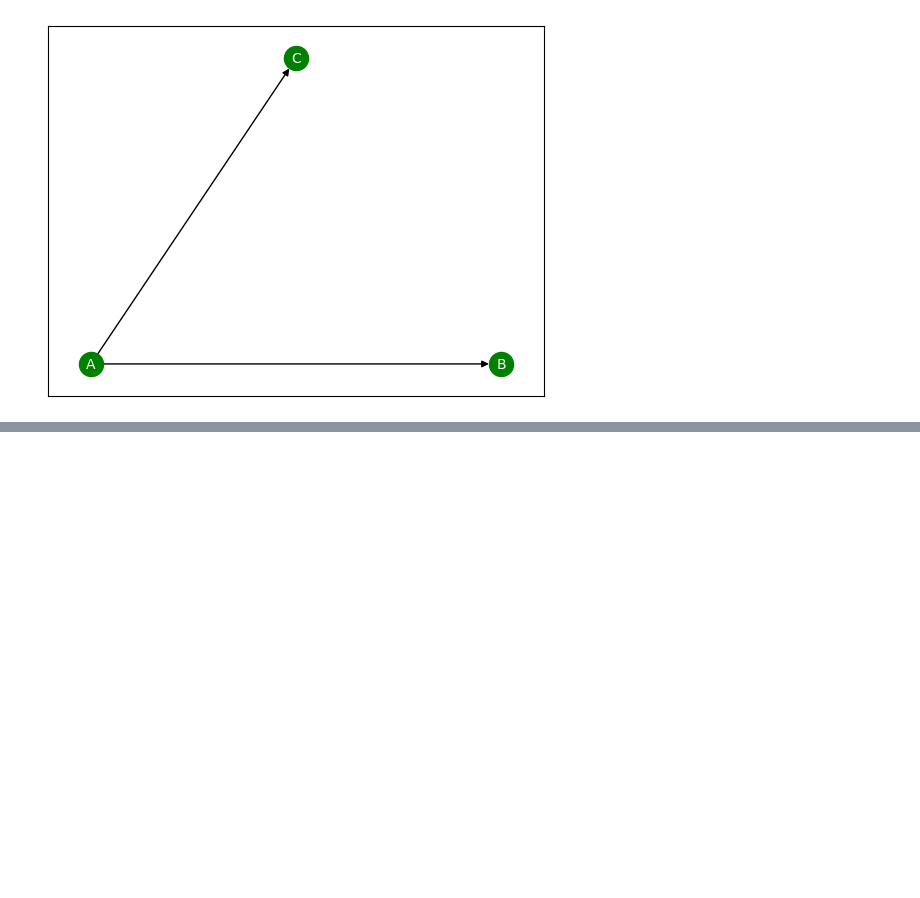
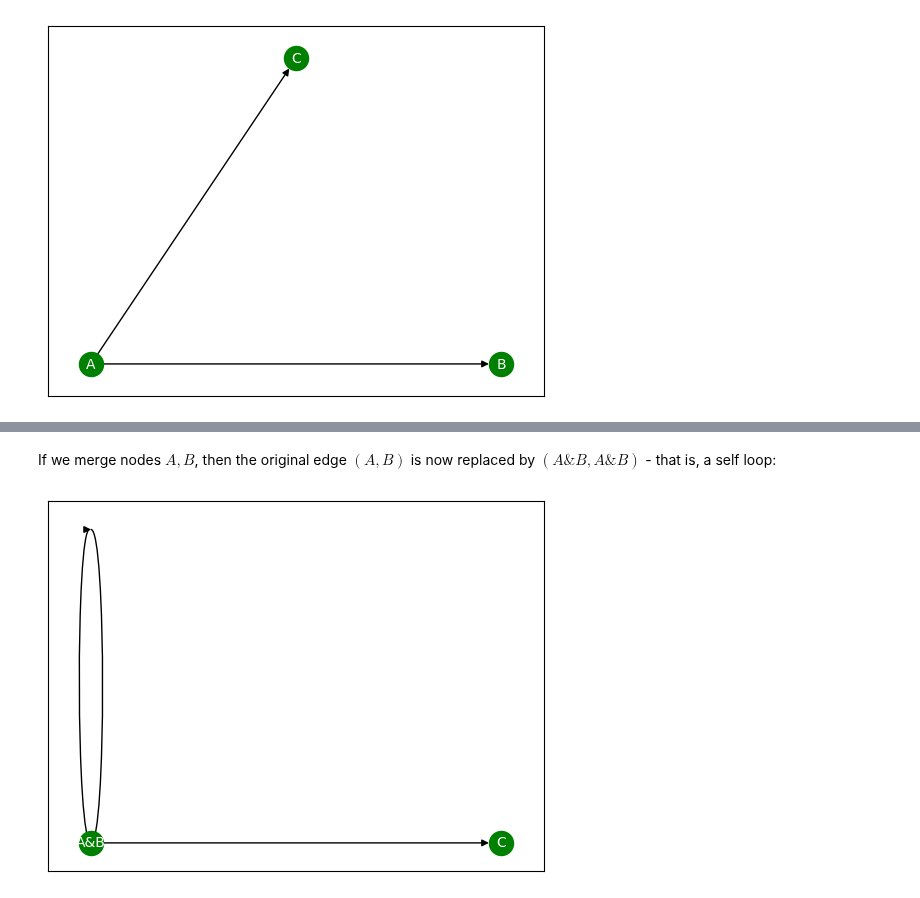
Before and after one commit to DeanLight/graph_rewrite, a Jupyter notebook: nbs/05_rules.ipynb, the cells around one changed output, grey strips where cells are left out. Saved outputs shown, nothing was run; the diff lists cells and outputs as text; code cells hidden in the pictures; blank space fills up the shorter version.

```diff
--- a/nbs/05_rules.ipynb
+++ b/nbs/05_rules.ipynb
@@ -490,0 +642,9 @@ _assert_rule(lhs, rhs=rhs, nodes_merge={'A&B': {'A','B'}},
+# %% [markdown]
+If we merge nodes $A, B$, then the original edge $(A,B)$ is now replaced by $(A\&B, A\&B)$ - that is, a self loop:
+# %%
+# Merge node A and B
+rhs = _create_graph(['A&B', 'C'], [('A&B','A&B'), ('A&B', 'C')])
+_plot_graph(rhs)
+_assert_rule(lhs, rhs=rhs, nodes_merge={'A&B': {'A','B'}})
+# %% [output]
+[figure, added]
```
Also changed, not shown: parts of 105 cells of this notebook, 3 other files.
